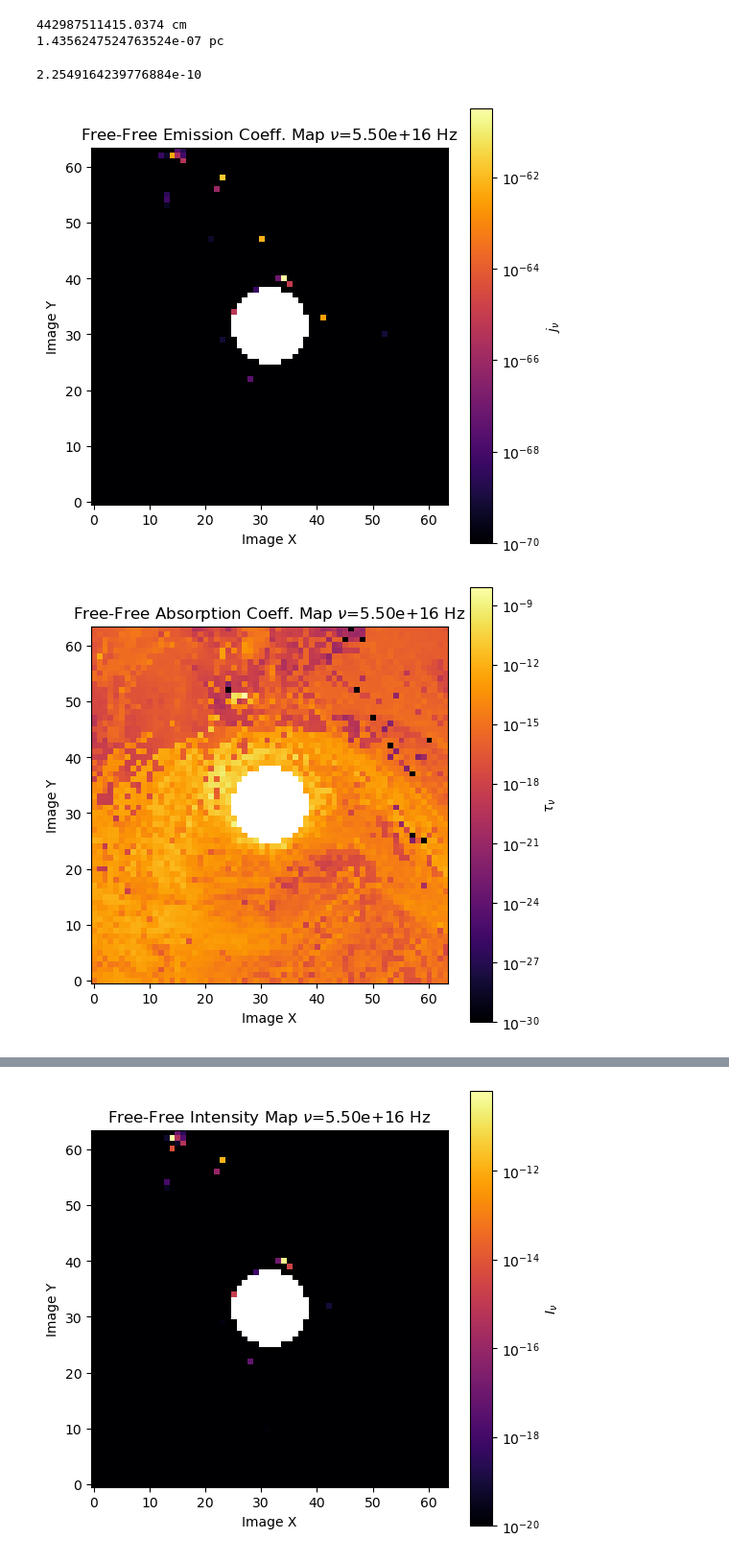
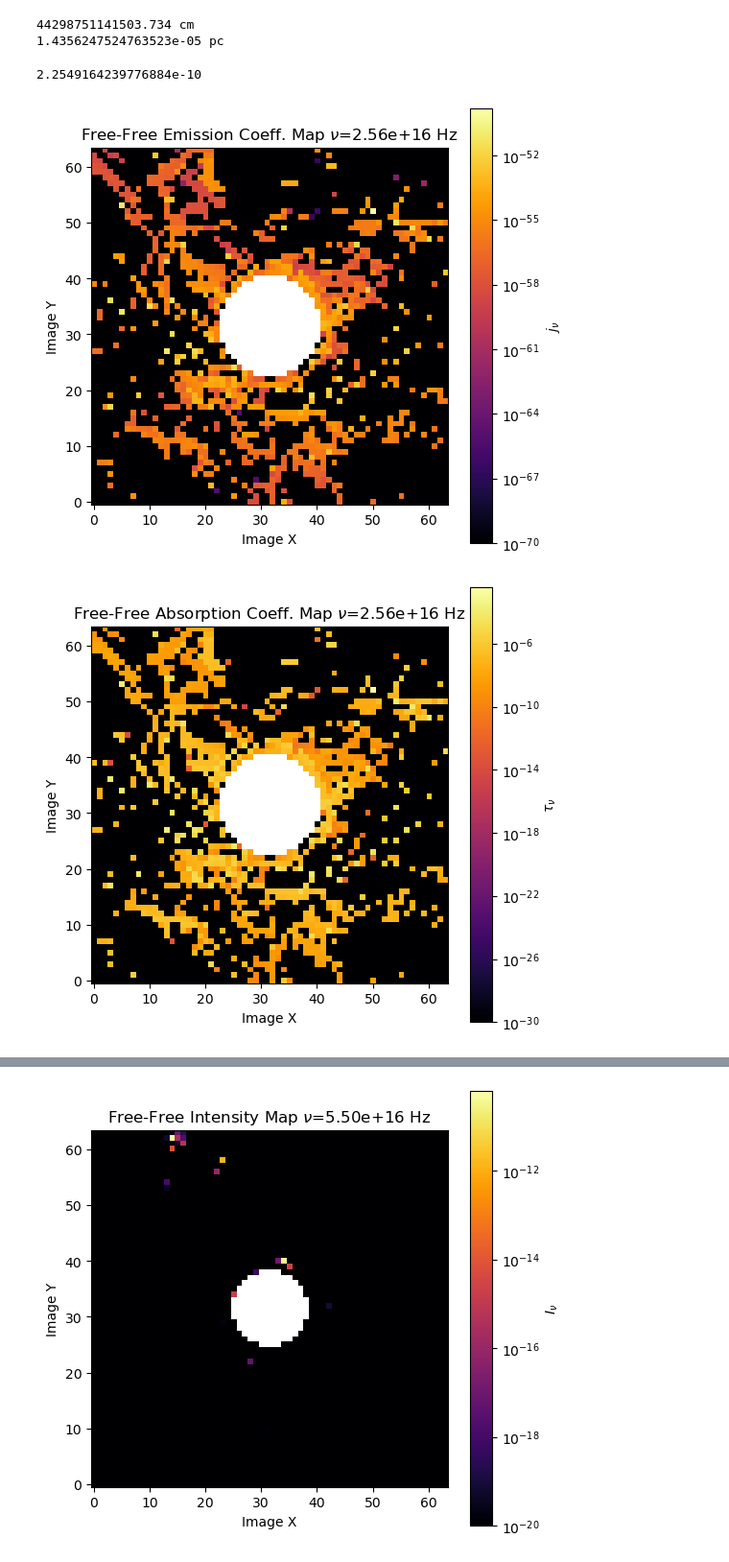
Before and after one commit to thomas-03/blacklight, a Jupyter notebook: scripts/imageFiles.ipynb, the cells around one changed output, grey strips where cells are left out. Shown at 96% size. Drawn from its saved outputs; the diff is of its cells as text; code cells hidden in the pictures.

```diff
--- a/scripts/imageFiles.ipynb
+++ b/scripts/imageFiles.ipynb
@@ -55,12 +55,12 @@ default_args['fontsize'] = None
 plt.rcParams["figure.figsize"] = (6,6)
 plt.rcParams["figure.dpi"] = 100
 # %%
-temp=(G*Mbh/c**2)*u.cgs.cm
+temp=(100*G*Mbh/c**2)*u.cgs.cm
 print(temp)
 print(temp.to(u.pc))
 # %% [output]
-442987511415.0374 cm
-1.4356247524763524e-07 pc
+44298751141503.734 cm
+1.4356247524763523e-05 pc
 # %%
 v0=0.0005*c
 mu=0.6
@@ -70,10 +70,10 @@ print(T0)
 # %% [output]
 2.2549164239776884e-10
 # %%
-temp = np.load('../output/r400_rayfalse_plane_correctv_tde.npz')
+hf = np.load('../output/r800_rayfalse_plane_correctvnr_tde1335.npz')
 # %%
 frequencies = np.array(hf['frequency'])
-freq = len(frequencies)-5
+freq = len(frequencies)-6
 #print(np.argwhere(np.isnan(temp['I_nu'][freq])==False).shape)
 i = np.copy(hf['emission'][freq])
 #i'm going to have 1e-10 be the baseline min value
@@ -87,24 +87,24 @@ plt.xlabel('Image X')
 plt.ylabel('Image Y')
 plt.show()
 # %% [output]
-[figure, old version]
+[figure, new version]
 # %%
 frequencies = np.array(hf['frequency'])
-freq = len(frequencies)-5
+freq = len(frequencies)-6
 #print(np.argwhere(np.isnan(temp['I_nu'][freq])==False).shape)
 i = np.copy(hf['tau'][freq])
 #i'm going to have 1e-10 be the baseline min value
 minVal = 1e-30
 i[i<minVal]=minVal
 
 plt.imshow(i,cmap='inferno',origin='lower', label="$\\nu$={0:.2e} Hz".format(frequencies[freq]), norm=colors.LogNorm(vmin=minVal))
 plt.colorbar(label="$\\tau_\\nu$")
 plt.title('Free-Free Absorption Coeff. Map $\\nu$={0:.2e} Hz'.format(frequencies[freq]))
 plt.xlabel('Image X')
 plt.ylabel('Image Y')
 plt.show()
 # %% [output]
-[figure, old version]
+[figure, new version]
 # %%
 frequencies = np.array(hf['frequency'])
 freq = len(frequencies)-5
```
Also changed, not shown: parts of 1 cell of this notebook, 3 other files.
